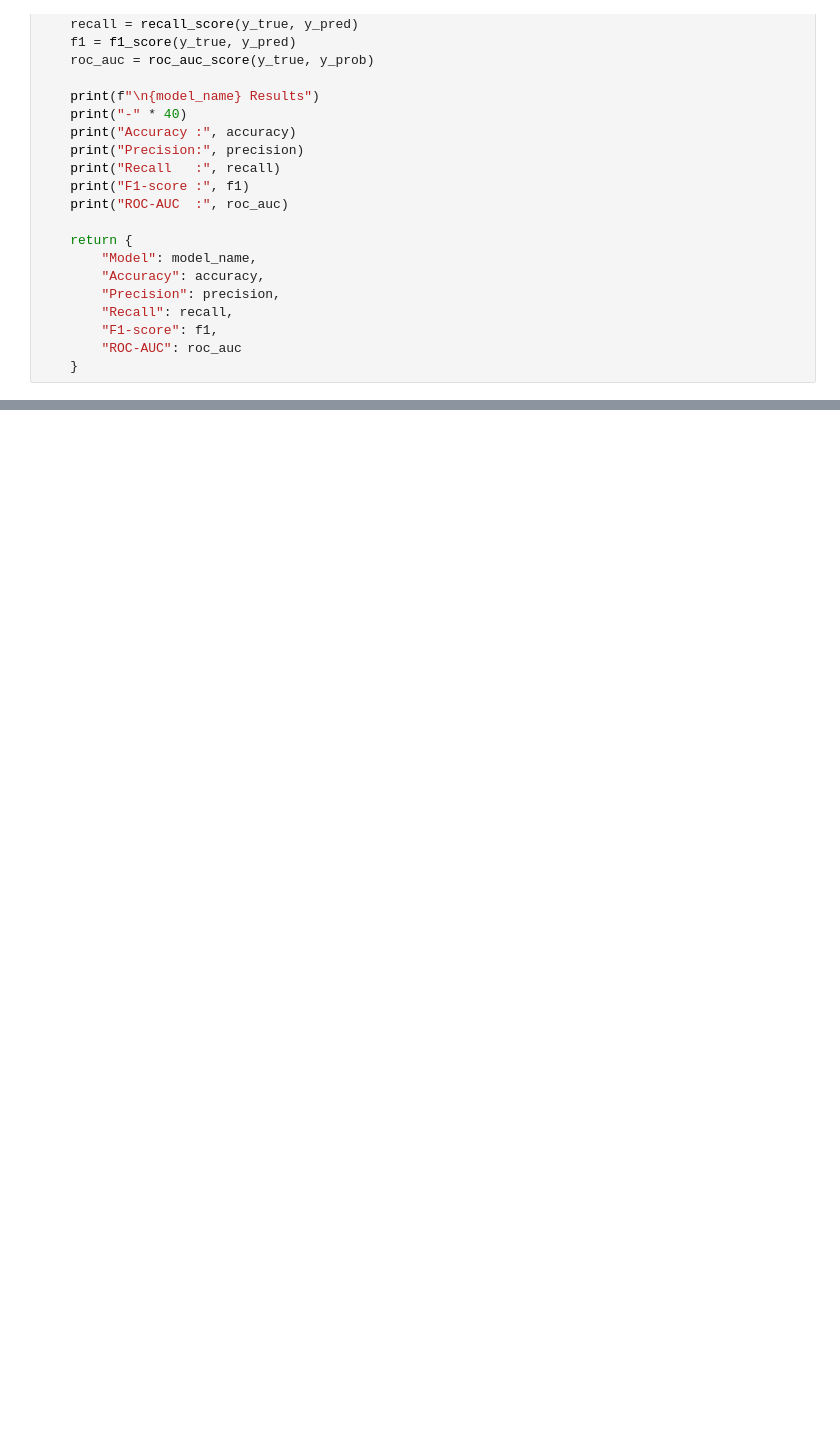
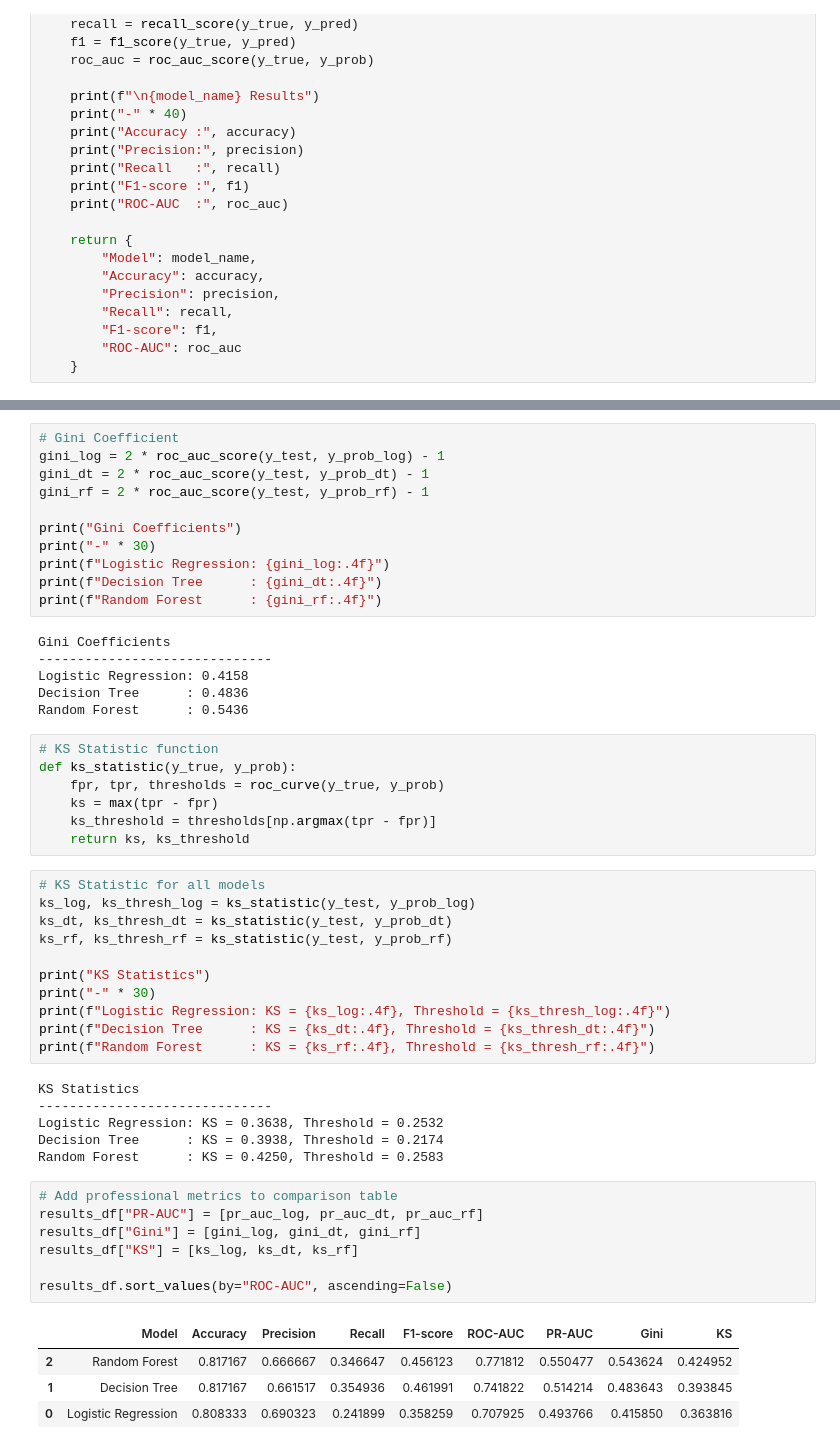
Before and after one commit to Bansari-yadav/credit_risk_ml, a Jupyter notebook: notebooks/04_modeling.ipynb, the cells around one changed output, grey strips where cells are left out. Saved outputs shown, nothing was run; the diff lists cells and outputs as text; blank space fills up the shorter version.

```diff
--- a/notebooks/04_modeling.ipynb
+++ b/notebooks/04_modeling.ipynb
@@ -197,0 +358,53 @@ print(results_df.sort_values(by="ROC-AUC", ascending=False))
+# %%
+# Gini Coefficient
+gini_log = 2 * roc_auc_score(y_test, y_prob_log) - 1
+gini_dt = 2 * roc_auc_score(y_test, y_prob_dt) - 1
+gini_rf = 2 * roc_auc_score(y_test, y_prob_rf) - 1
+
+print("Gini Coefficients")
+print("-" * 30)
+print(f"Logistic Regression: {gini_log:.4f}")
+print(f"Decision Tree      : {gini_dt:.4f}")
+print(f"Random Forest      : {gini_rf:.4f}")
+# %% [output]
+Gini Coefficients
+------------------------------
+Logistic Regression: 0.4158
+Decision Tree      : 0.4836
+Random Forest      : 0.5436
+# %%
+# KS Statistic function
+def ks_statistic(y_true, y_prob):
+    fpr, tpr, thresholds = roc_curve(y_true, y_prob)
+    ks = max(tpr - fpr)
+    ks_threshold = thresholds[np.argmax(tpr - fpr)]
+    return ks, ks_threshold
+# %%
+# KS Statistic for all models
+ks_log, ks_thresh_log = ks_statistic(y_test, y_prob_log)
+ks_dt, ks_thresh_dt = ks_statistic(y_test, y_prob_dt)
+ks_rf, ks_thresh_rf = ks_statistic(y_test, y_prob_rf)
+
+print("KS Statistics")
+print("-" * 30)
+print(f"Logistic Regression: KS = {ks_log:.4f}, Threshold = {ks_thresh_log:.4f}")
+print(f"Decision Tree      : KS = {ks_dt:.4f}, Threshold = {ks_thresh_dt:.4f}")
+print(f"Random Forest      : KS = {ks_rf:.4f}, Threshold = {ks_thresh_rf:.4f}")
+# %% [output]
+KS Statistics
+------------------------------
+Logistic Regression: KS = 0.3638, Threshold = 0.2532
+Decision Tree      : KS = 0.3938, Threshold = 0.2174
+Random Forest      : KS = 0.4250, Threshold = 0.2583
+# %%
+# Add professional metrics to comparison table
+results_df["PR-AUC"] = [pr_auc_log, pr_auc_dt, pr_auc_rf]
+results_df["Gini"] = [gini_log, gini_dt, gini_rf]
+results_df["KS"] = [ks_log, ks_dt, ks_rf]
+
+results_df.sort_values(by="ROC-AUC", ascending=False)
+# %% [output]
+|  | Model | Accuracy | Precision | Recall | F1-score | ROC-AUC | PR-AUC | Gini | KS |
+| 2 | Random Forest | 0.817167 | 0.666667 | 0.346647 | 0.456123 | 0.771812 | 0.550477 | 0.543624 | 0.424952 |
+| 1 | Decision Tree | 0.817167 | 0.661517 | 0.354936 | 0.461991 | 0.741822 | 0.514214 | 0.483643 | 0.393845 |
+| 0 | Logistic Regression | 0.808333 | 0.690323 | 0.241899 | 0.358259 | 0.707925 | 0.493766 | 0.415850 | 0.363816 |
```
Also changed, not shown: parts of 28 cells of this notebook, 3 other files.
